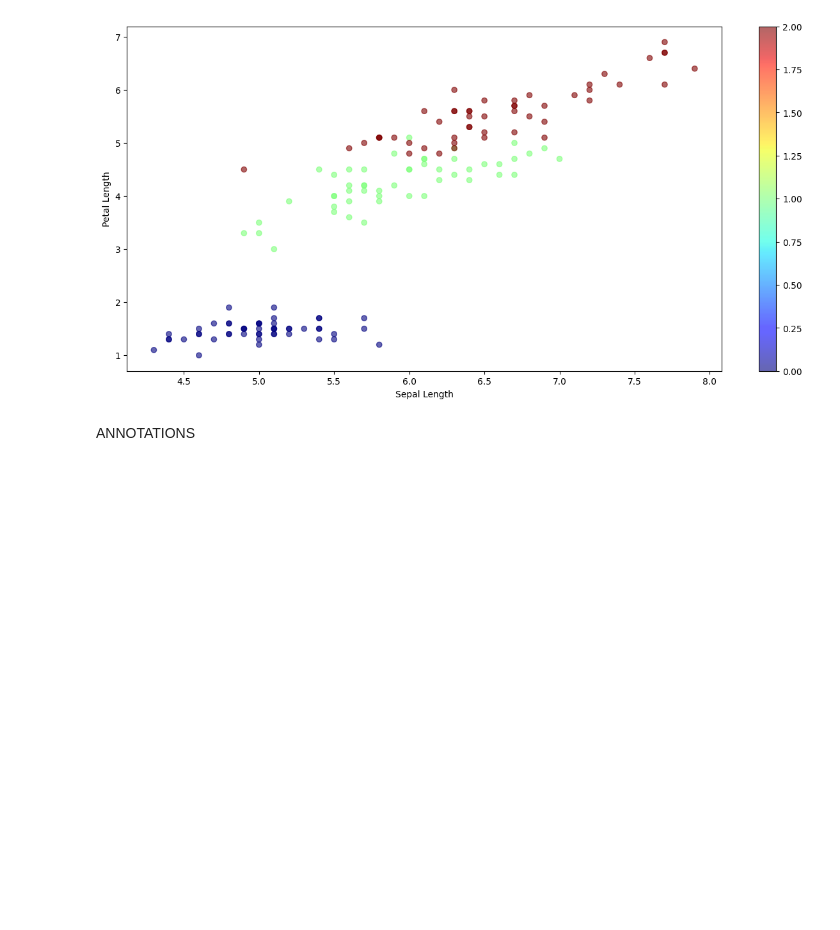
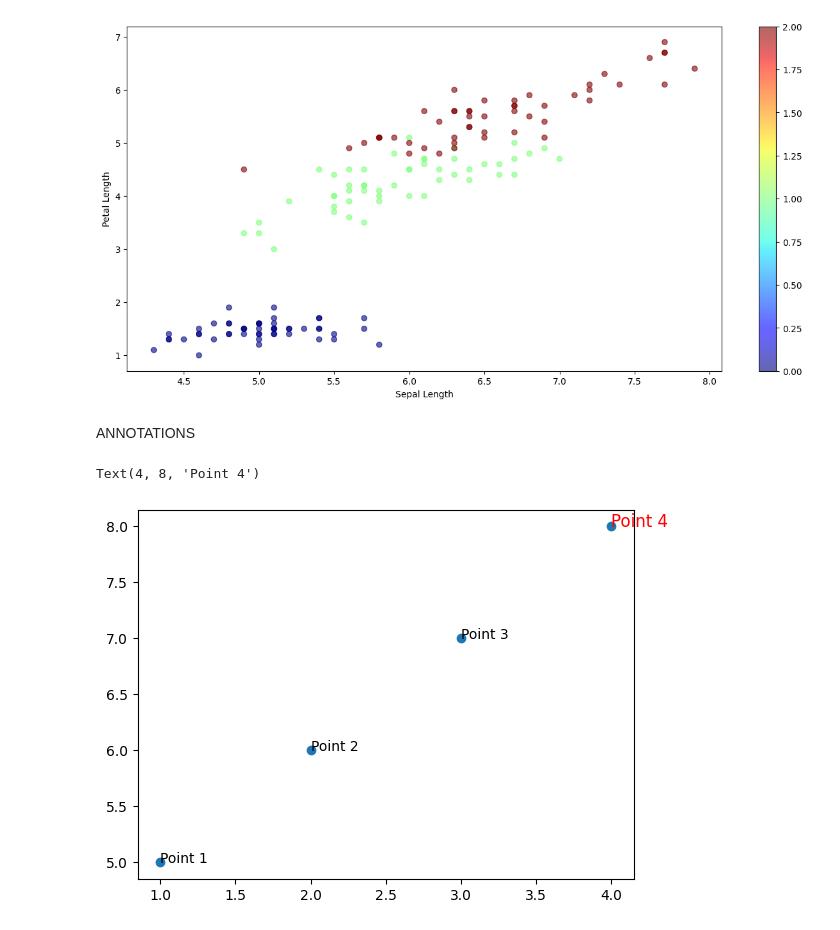
Before and after one commit to hrishavraj89/advanced_matplotlib, a Jupyter notebook: notebook.ipynb, the cells around one changed output. Cells and saved outputs as stored; diff of their text form; code cells hidden in the pictures; blank space fills up the shorter version.

Commit message:
learned annotations

```diff
--- a/notebook.ipynb
+++ b/notebook.ipynb
@@ -42,3 +42,15 @@ plt.show()
 [figure]
 # %% [markdown]
 ANNOTATIONS
+# %%
+x = [1,2,3,4]
+y = [5,6,7,8]
+plt.scatter(x,y)
+#annotation
+plt.text(1,5,'Point 1')
+plt.text(2,6,'Point 2')
+plt.text(3,7,'Point 3')
+plt.text(4,8,'Point 4', fontdict = {'size':12, 'color':'red'})
+# %% [output]
+Text(4, 8, 'Point 4')
+[figure, added]
```
Also changed, not shown: parts of 6 cells of this notebook.
